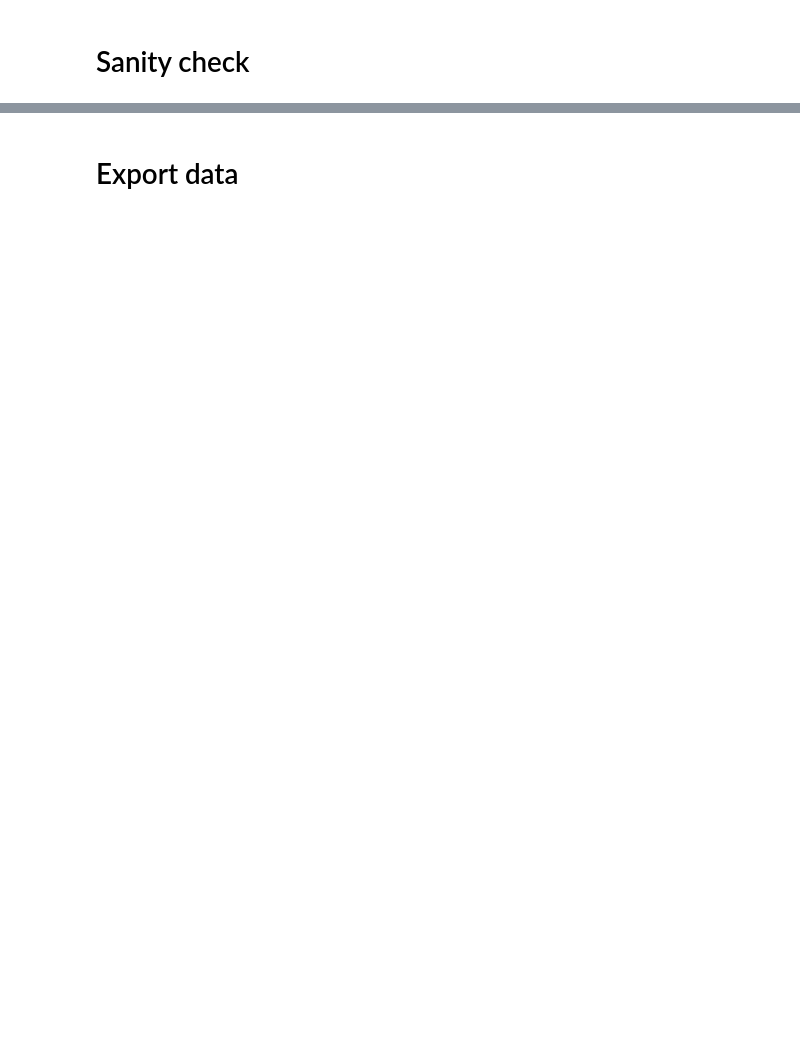
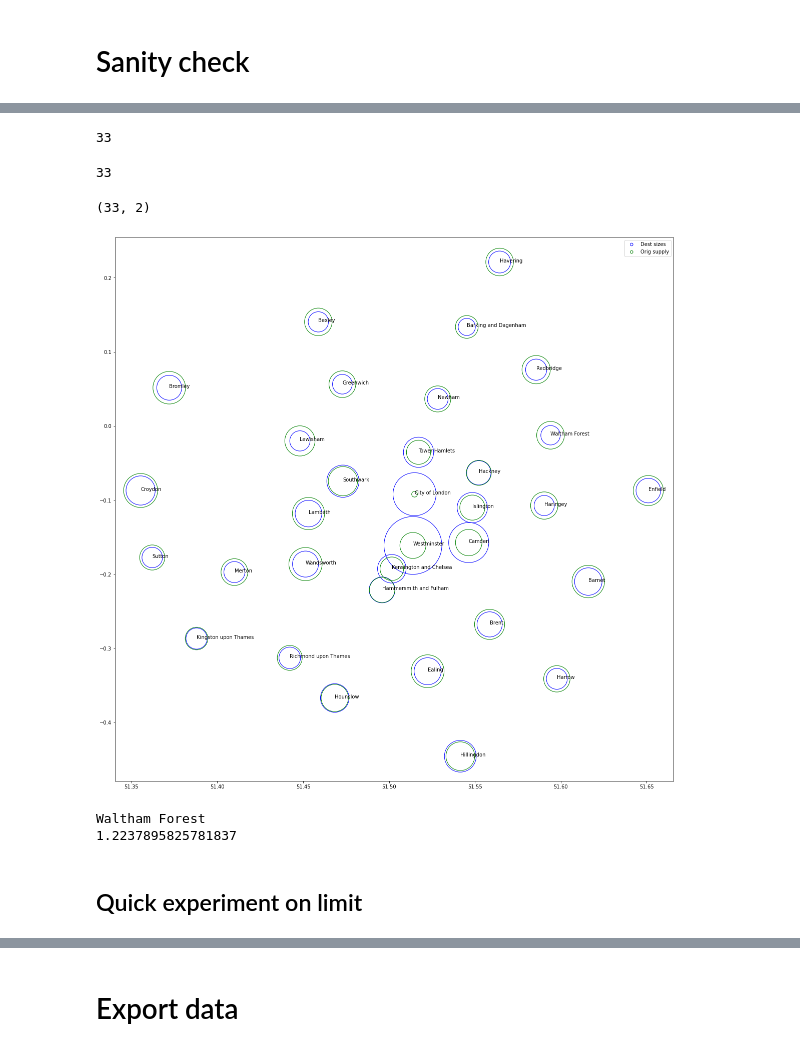
Before and after one commit to YannisZa/stochastic-travel-demand-modelling, a Jupyter notebook: notebooks/preprocess_destination_sizes_by_borough.ipynb, the cells around one changed output, grey strips where cells are left out. Saved outputs shown, nothing was run; the diff lists cells and outputs as text; code cells hidden in the pictures; blank space fills up the shorter version.

```diff
--- a/notebooks/preprocess_destination_sizes_by_borough.ipynb
+++ b/notebooks/preprocess_destination_sizes_by_borough.ipynb
@@ -34,14 +50,12 @@ for f in tqdm(borough_coordinates['features']):
 # %%
 # Select initial year
-init_year = 2001
+init_year = 2001 # 2001
 # Select final year
-final_year = 2005
+final_year = 2005 # 2005
 # Select variable
 var = "number_of_jobs"
-# Select dataset
-dataset = "commuter"
 # Flag for normalising data
-normalise = False
+normalise = True
 # %%
 if "jobs_and_job_density" in filepath:
     # Map borough names
@@ -71,16 +85,23 @@ elif "total_final_energy_consumption_by_borough" in filepath:
     final_year_array = final_year_data['Value'].values
 
 elif "regional_gross_domestic_product" in filepath:
+    # Replace comma with nospace
+    data = data.apply(lambda x: x.str.replace(',',''))
+
     # Map borough names
-    energy.loc[:,'name']=energy['Area'].map(dict(zip(np.sort(boroughs), np.sort(boroughs_no_spaces))))
+    data.loc[:,'name']=data['LA name'].map(dict(zip(np.sort(boroughs), np.sort(boroughs_no_spaces))))
 
     # Get initial and final year data
-    init_year_data = copy.deepcopy(energy[energy['Year']==init_year].sort_values(by='Area'))
-    final_year_data = copy.deepcopy(energy[energy['Year']==final_year].sort_values(by='Area'))
+    init_year_data = copy.deepcopy(data[[str(init_year),"name"]].sort_values(by='name'))
+    final_year_data = copy.deepcopy(data[[str(final_year),"name"]].sort_values(by='name'))
 
-    # # Convert to numpy arrays
-    init_year_array = init_year_data['Value'].values
-    final_year_array = final_year_data['Value'].values
+    # Convert to numpy arrays
+    init_year_array = init_year_data[str(init_year)].values
+    final_year_array = final_year_data[str(final_year)].values
+
+    # Convert array to float
+    init_year_array = init_year_array.astype(np.float)
+    final_year_array = final_year_array.astype(np.float)
 # %%
 # Normalise data if required
 if normalise:
@@ -98,0 +201,42 @@ assert len(final_year_array) == len(boroughs)
+# %%
+# Set plot params
+latent_factor = 100000
+actual_factor = 100000
+# %%
+len(actual_factor*np.exp(init_year_array))
+# %% [output]
+33
+# %%
+len(actual_factor*orig_supply_normalised)
+# %% [output]
+33
+# %%
+origin_locs.shape
+# %% [output]
+(33, 2)
+# %%
+plt.figure(figsize=(20,20))
+plt.scatter(destination_locs[:, 1], destination_locs[:, 0], facecolor="None",edgecolors='b', s=actual_factor*np.exp(init_year_array), alpha=1,label='Dest sizes')
+# plt.scatter(destination_locs[:, 1], destination_locs[:, 0], facecolor="None",edgecolors='b', s=actual_factor*dest_demand_normalised, alpha=1,label='Dest demand')
+plt.scatter(origin_locs[:, 1], origin_locs[:, 0], facecolor="None",edgecolors='g', s=actual_factor*orig_supply_normalised, alpha=1,label='Orig supply')
+# Plot legend.
+lgnd = plt.legend(loc="upper right", scatterpoints=1, fontsize=10)
+lgnd.legendHandles[0]._sizes = [30]
+lgnd.legendHandles[1]._sizes = [30]
+
+for i in range(len(destination_locs)):
+#     print(np.sort(boroughs)[i],"=",str(i))
+    plt.annotate(np.sort(boroughs)[i], (origin_locs[:, 1][i], origin_locs[:, 0][i]))
+# %% [output]
+[figure, added]
+# %%
+# Select borough
+b = 16
+
+print(boroughs[b])
+print(latent_factor*np.exp(init_year_array)[b]/(actual_factor*orig_supply_normalised[b]))
+# %% [output]
+Waltham Forest
+1.2237895825781837
+# %% [markdown]
+## Quick experiment on limit
```
Also changed, not shown: parts of 34 cells of this notebook, 3 other files.
